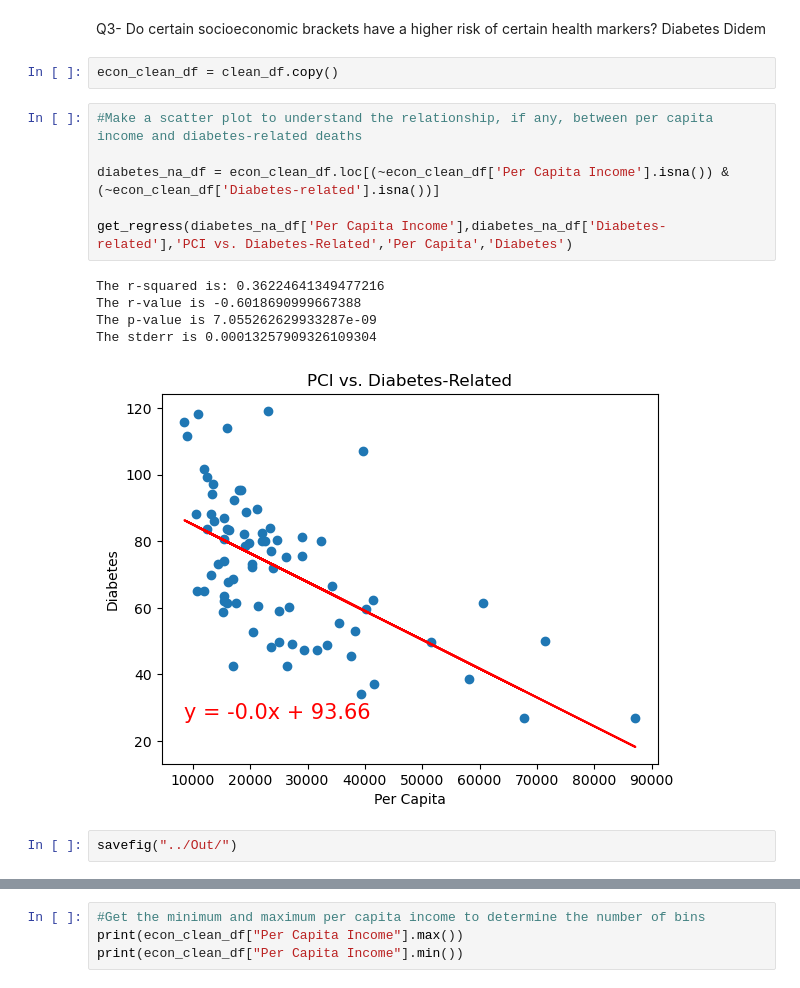
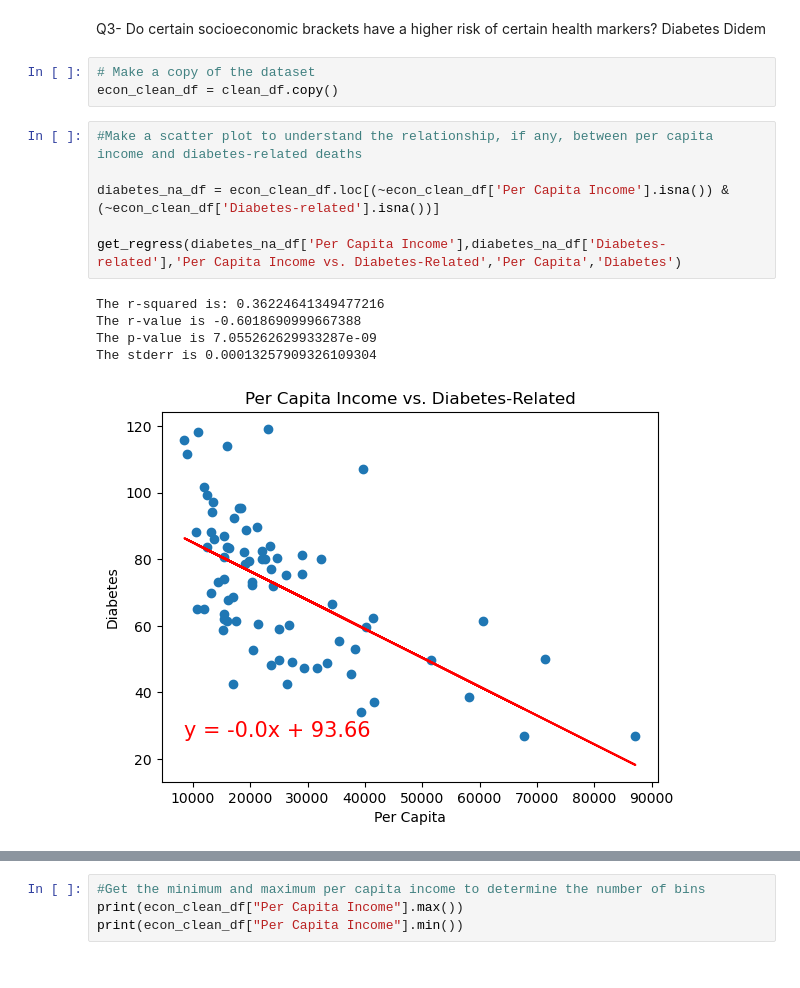
Before and after one commit to jroelofsz/Project1, a Jupyter notebook: Code Resources/projects_Experiment-Didem.ipynb, the cells around one changed output, grey strips where cells are left out. Saved outputs shown, nothing was run; the diff lists cells and outputs as text.

```diff
--- a/Code Resources/projects_Experiment-Didem.ipynb
+++ b/Code Resources/projects_Experiment-Didem.ipynb
@@ -128,19 +128,18 @@ Jacob
 # %% [markdown]
 Q3- Do certain socioeconomic brackets have a higher risk of certain health markers? Diabetes
 Didem
-# %%
-econ_clean_df = clean_df.copy()
+# %%
+# Make a copy of the dataset
+econ_clean_df = clean_df.copy()
 # %%
 #Make a scatter plot to understand the relationship, if any, between per capita income and diabetes-related deaths
 
 diabetes_na_df = econ_clean_df.loc[(~econ_clean_df['Per Capita Income'].isna()) & (~econ_clean_df['Diabetes-related'].isna())]
 
-get_regress(diabetes_na_df['Per Capita Income'],diabetes_na_df['Diabetes-related'],'PCI vs. Diabetes-Related','Per Capita','Diabetes')
+get_regress(diabetes_na_df['Per Capita Income'],diabetes_na_df['Diabetes-related'],'Per Capita Income vs. Diabetes-Related','Per Capita','Diabetes')
 # %% [output]
 The r-squared is: 0.36224641349477216
 The r-value is -0.6018690999667388
 The p-value is 7.055262629933287e-09
 The stderr is 0.00013257909326109304
-[figure, old version]
+[figure, new version]
-# %%
-savefig("../Out/")
```
Also changed, not shown: parts of 4 cells of this notebook.
